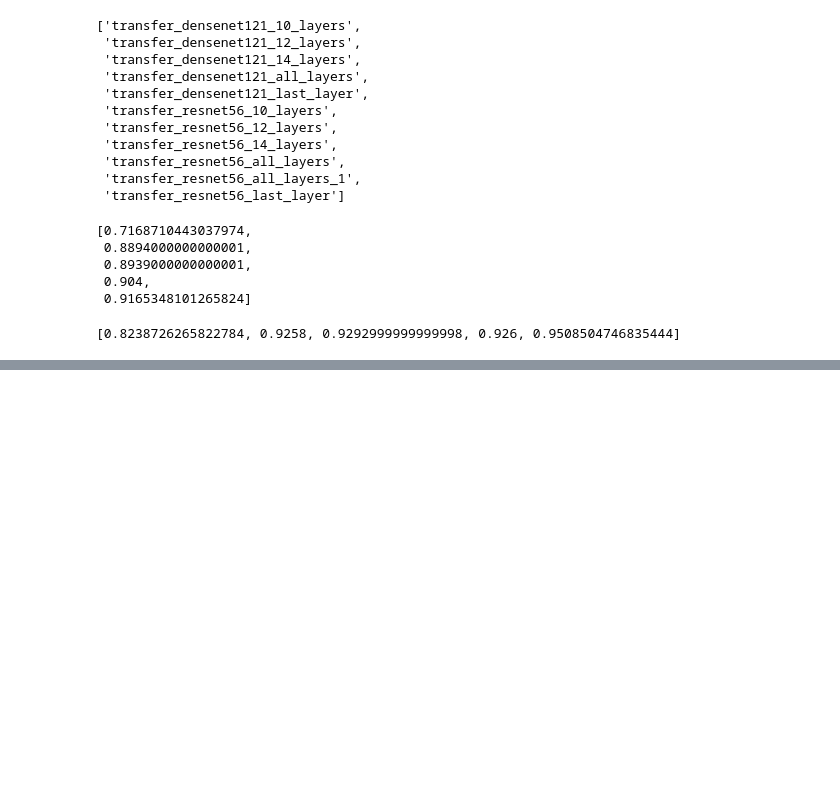
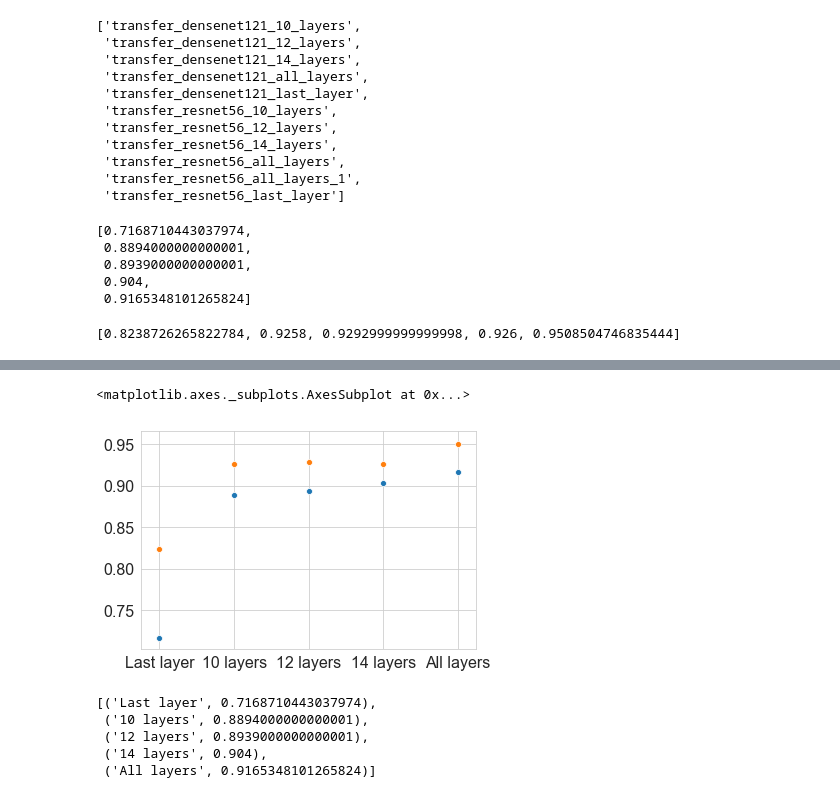
Before and after one commit to nanton96/An-Empirical-Evaluation-of-Adversarial-Robustness-under-Transfer-Learning, a Jupyter notebook: notebooks/Transfer Learning Acc by No of Layers.ipynb, the cells around one changed output, grey strips where cells are left out. Cells and saved outputs as stored; diff of their text form; code cells hidden in the pictures; blank space fills up the shorter version.

```diff
--- a/notebooks/Transfer Learning Acc by No of Layers.ipynb
+++ b/notebooks/Transfer Learning Acc by No of Layers.ipynb
@@ -66,0 +88,17 @@ plt.scatter(x=order, y=densenet)
+# %%
+sns.set_style("whitegrid")
+# sns.set_style("ticks")
+palette='pastel'
+sns.scatterplot(x=order, y=resnet, palette=palette)
+sns.scatterplot(x=order, y=densenet, palette=palette)
+# %% [output]
+<matplotlib.axes._subplots.AxesSubplot at 0x...>
+[figure, added]
+# %%
+list(zip(order, resnet))
+# %% [output]
+[('Last layer', 0.7168710443037974),
+ ('10 layers', 0.8894000000000001),
+ ('12 layers', 0.8939000000000001),
+ ('14 layers', 0.904),
+ ('All layers', 0.9165348101265824)]
```
Also changed, not shown: parts of 8 cells of this notebook, 1 other file.
